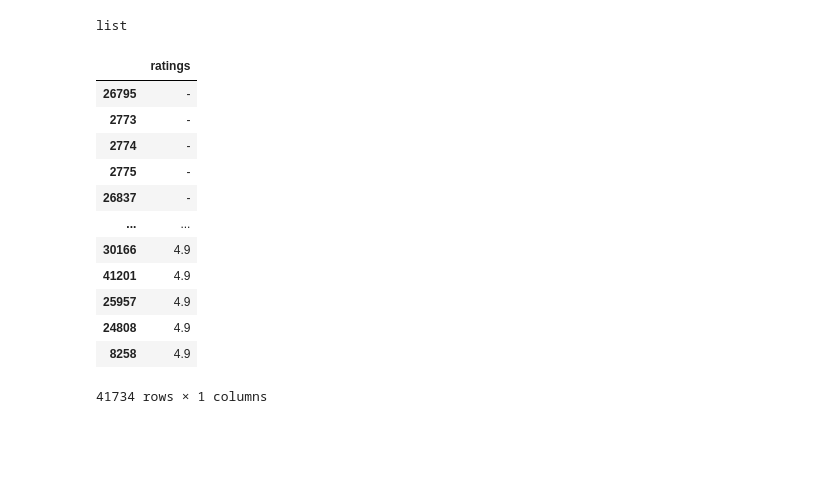
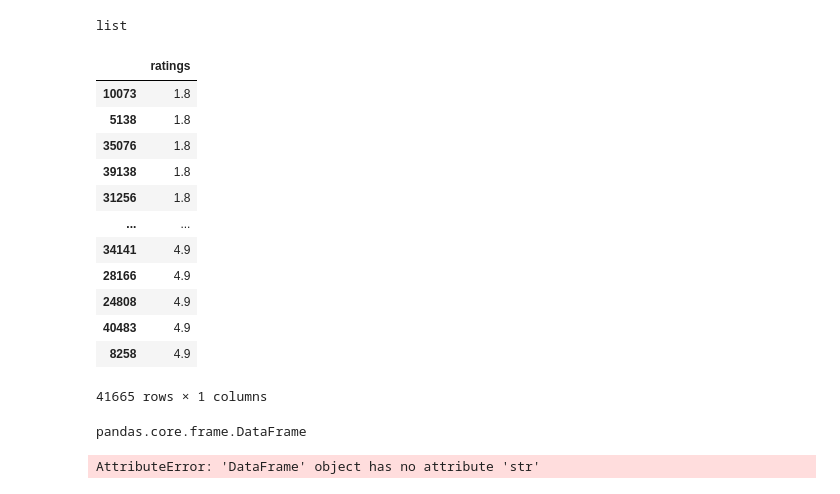
Before and after one commit to harshlohani/zomato-analysis, a Jupyter notebook: zomato_bengaluru.ipynb, the cells around one changed output. Drawn from its saved outputs; the diff is of its cells as text; code cells hidden in the pictures; blank space fills up the shorter version.

```diff
--- a/zomato_bengaluru.ipynb
+++ b/zomato_bengaluru.ipynb
@@ -130,18 +129,32 @@ type(new_set1)
 list
 # %%
 rate_df= pd.DataFrame(new_set1, columns = ['ratings']).sort_values('ratings') # Sorting rate columns in asc order
-rate_df
-# %% [output]
-|  | ratings |
-| 26795 | - |
-| 2773 | - |
-| 2774 | - |
-| 2775 | - |
-| 26837 | - |
-| ... | ... |
-| 30166 | 4.9 |
-| 41201 | 4.9 |
-| 25957 | 4.9 |
-| 24808 | 4.9 |
-| 8258 | 4.9 |
-41734 rows × 1 columns
+# %%
+# Cleaning the restaurants with '-' values.
+# Removing new restaurants which have no ratings and have ratings as '-'
+rate_df.drop(rate_df[rate_df['ratings']=='-'].index,inplace=True)
+# %%
+(rate_df['ratings'] == '-').sum()
+rate_df.sort_values('ratings')
+# %% [output]
+|  | ratings |
+| 10073 | 1.8 |
+| 5138 | 1.8 |
+| 35076 | 1.8 |
+| 39138 | 1.8 |
+| 31256 | 1.8 |
+| ... | ... |
+| 34141 | 4.9 |
+| 28166 | 4.9 |
+| 24808 | 4.9 |
+| 40483 | 4.9 |
+| 8258 | 4.9 |
+41665 rows × 1 columns
+# %%
+type(rate_df)
+# %% [output]
+pandas.core.frame.DataFrame
+# %%
+rate_df=rate_df.str.strip()
+# %% [output]
+AttributeError: 'DataFrame' object has no attribute 'str'
```
Also changed, not shown: parts of 6 cells of this notebook.
